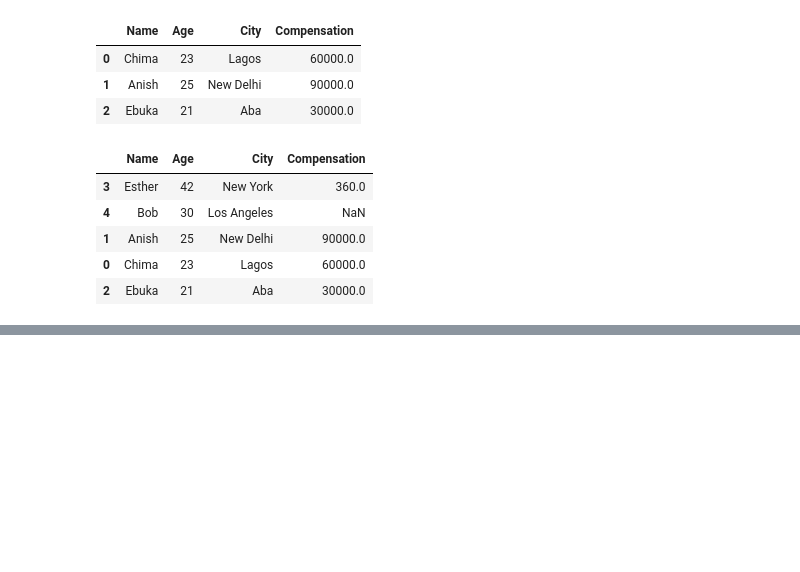
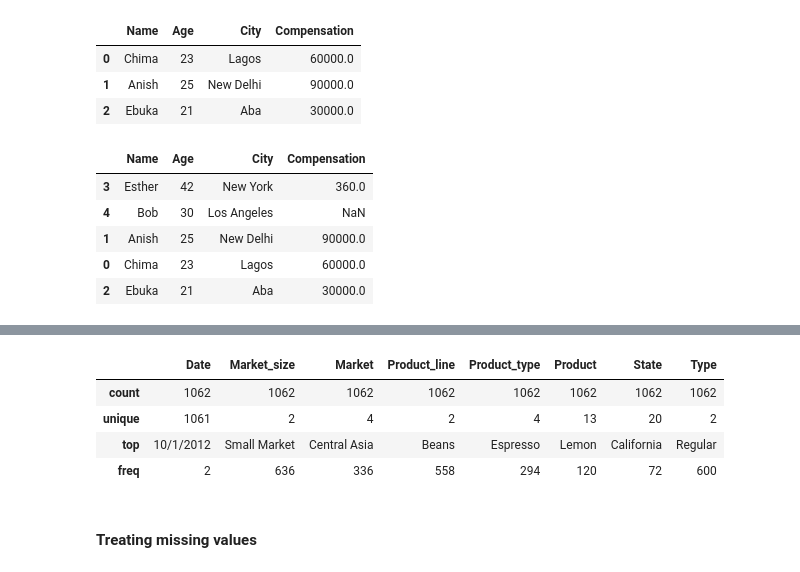
Before and after one commit to Chimmz/tutort-data-sci-ml, a Jupyter notebook: pandas/lecture.ipynb, the cells around one changed output, grey strips where cells are left out. Cells and saved outputs as stored; diff of their text form; code cells hidden in the pictures; blank space fills up the shorter version.

```diff
--- a/pandas/lecture.ipynb
+++ b/pandas/lecture.ipynb
@@ -287,0 +400,10 @@ city_groups.max('Age')
+# %%
+coffee_sales.describe(include='object')   # For text/categoretical columns only
+# %% [output]
+|  | Date | Market_size | Market | Product_line | Product_type | Product | State | Type |
+| count | 1062 | 1062 | 1062 | 1062 | 1062 | 1062 | 1062 | 1062 |
+| unique | 1061 | 2 | 4 | 2 | 4 | 13 | 20 | 2 |
+| top | 10/1/2012 | Small Market | Central Asia | Beans | Espresso | Lemon | California | Regular |
+| freq | 2 | 636 | 336 | 558 | 294 | 120 | 72 | 600 |
+# %% [markdown]
+#### Treating missing values
```
Also changed, not shown: parts of 14 cells of this notebook, 1 other file.
